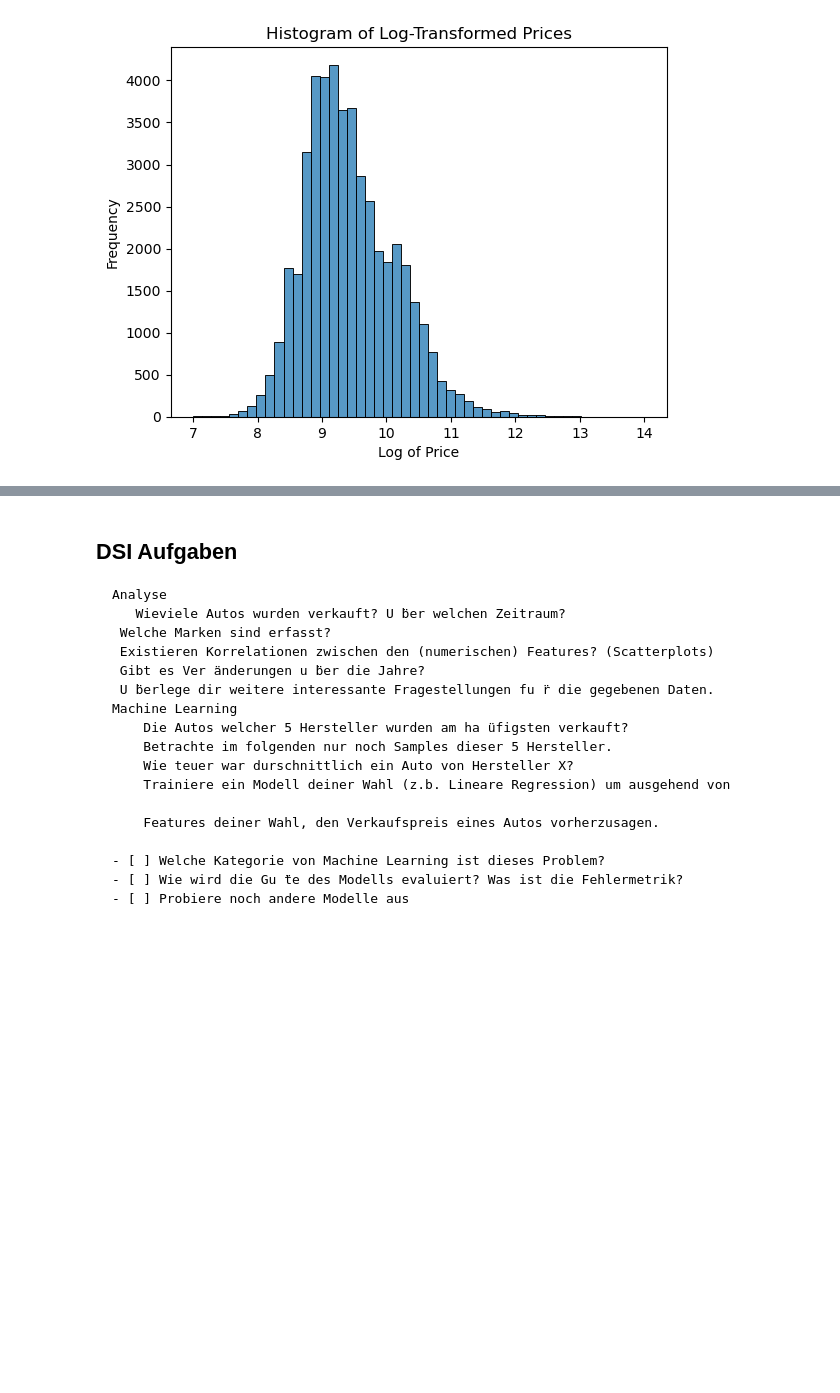
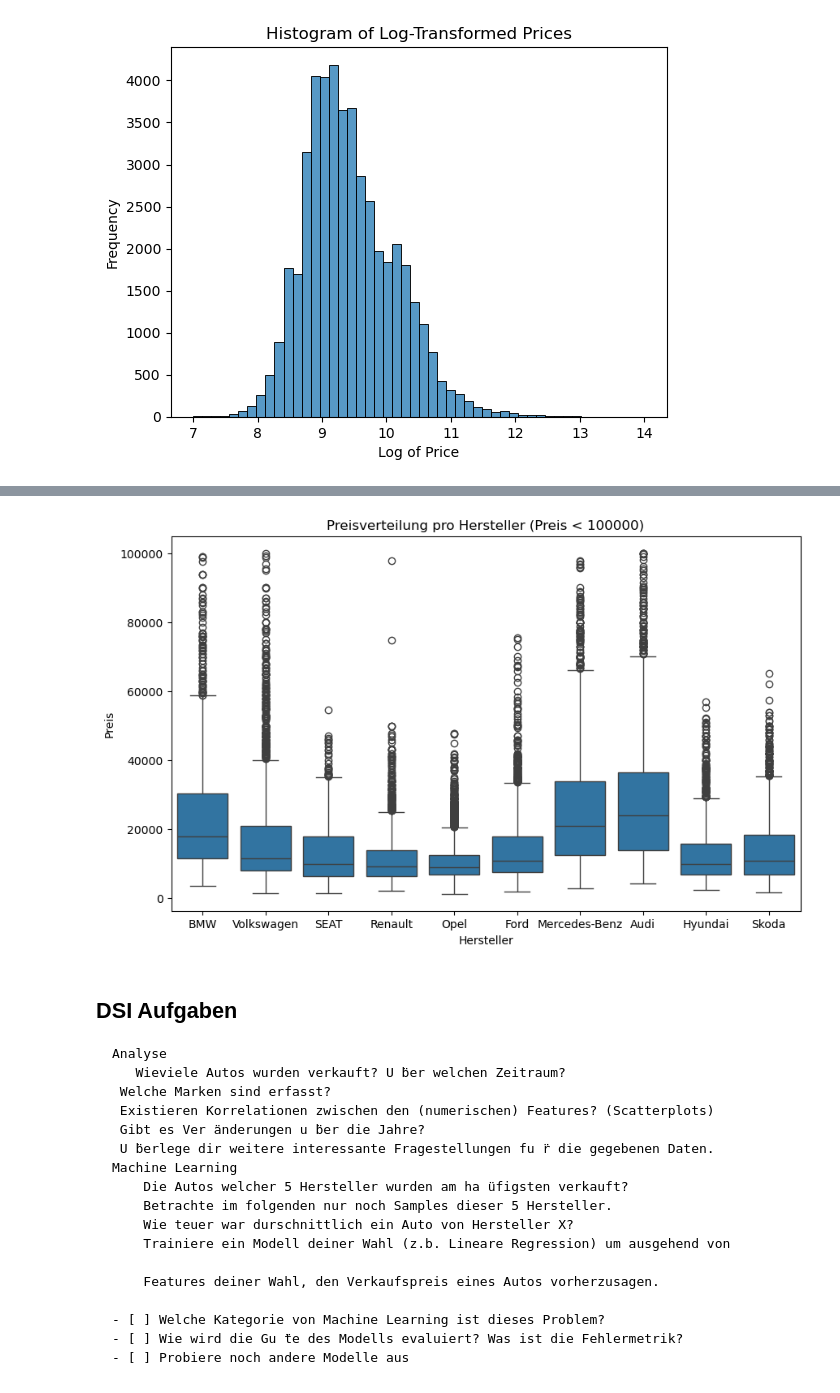
Before and after one commit to philip-hackl/Autoscout24-Data-Analytics-and-ML-Models, a Jupyter notebook: autoscout24_projekt.ipynb, the cells around one changed output, grey strips where cells are left out. Saved outputs shown, nothing was run; the diff lists cells and outputs as text; code cells hidden in the pictures; blank space fills up the shorter version.

```diff
--- a/autoscout24_projekt.ipynb
+++ b/autoscout24_projekt.ipynb
@@ -180,3 +250,16 @@ plt.show()
+# %%
+# Filtern der Daten auf Preis unter 100000
+filtered_df = top_10_df[top_10_df['price'] < 100000]
+
+# Boxplot erstellen mit den gefilterten Daten
+plt.figure(figsize=(10, 6))
+sns.boxplot(x='make', y='price', data=filtered_df)
+plt.xlabel('Hersteller')
+plt.ylabel('Preis')
+plt.title('Preisverteilung pro Hersteller (Preis < 100000)')
+plt.show()
+# %% [output]
+[figure, added]
 # %% [markdown]
 ## DSI Aufgaben
 
```
Also changed, not shown: parts of 24 cells of this notebook, 4 other files.
